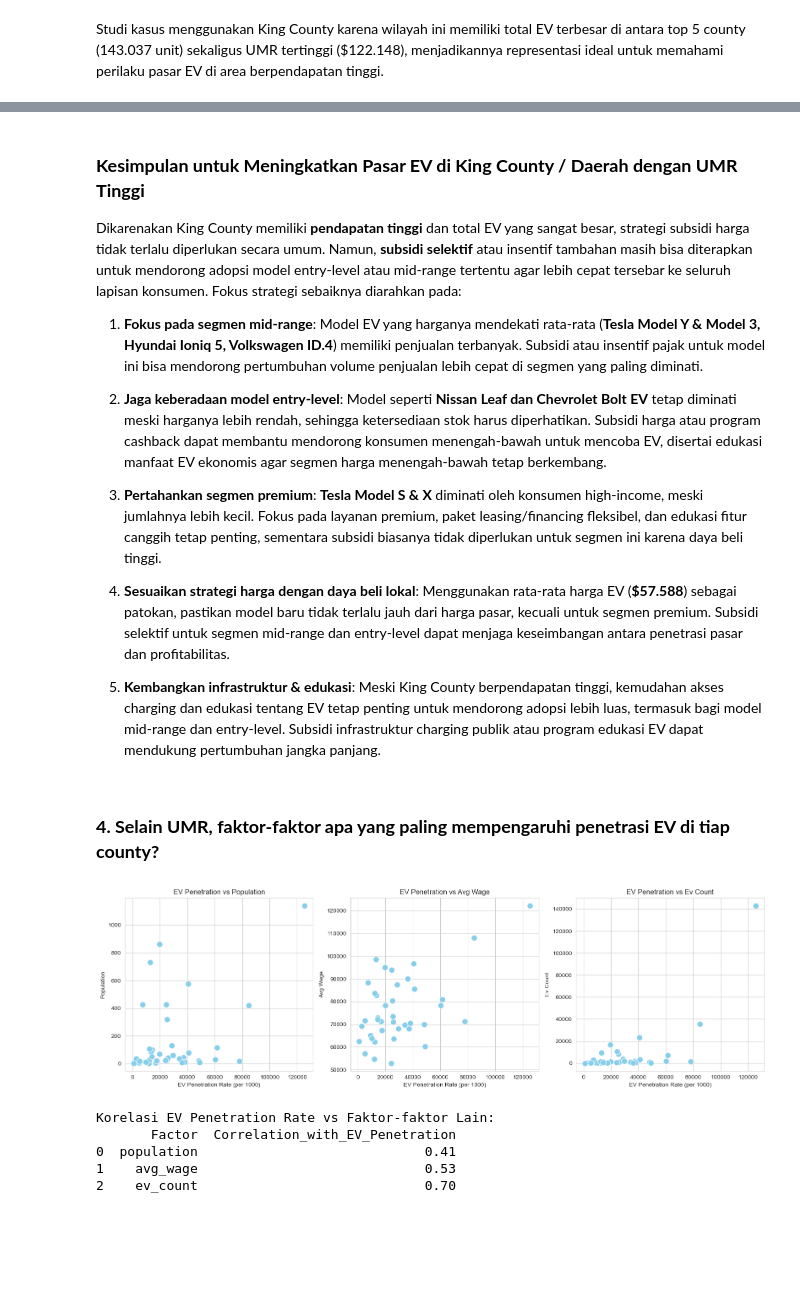
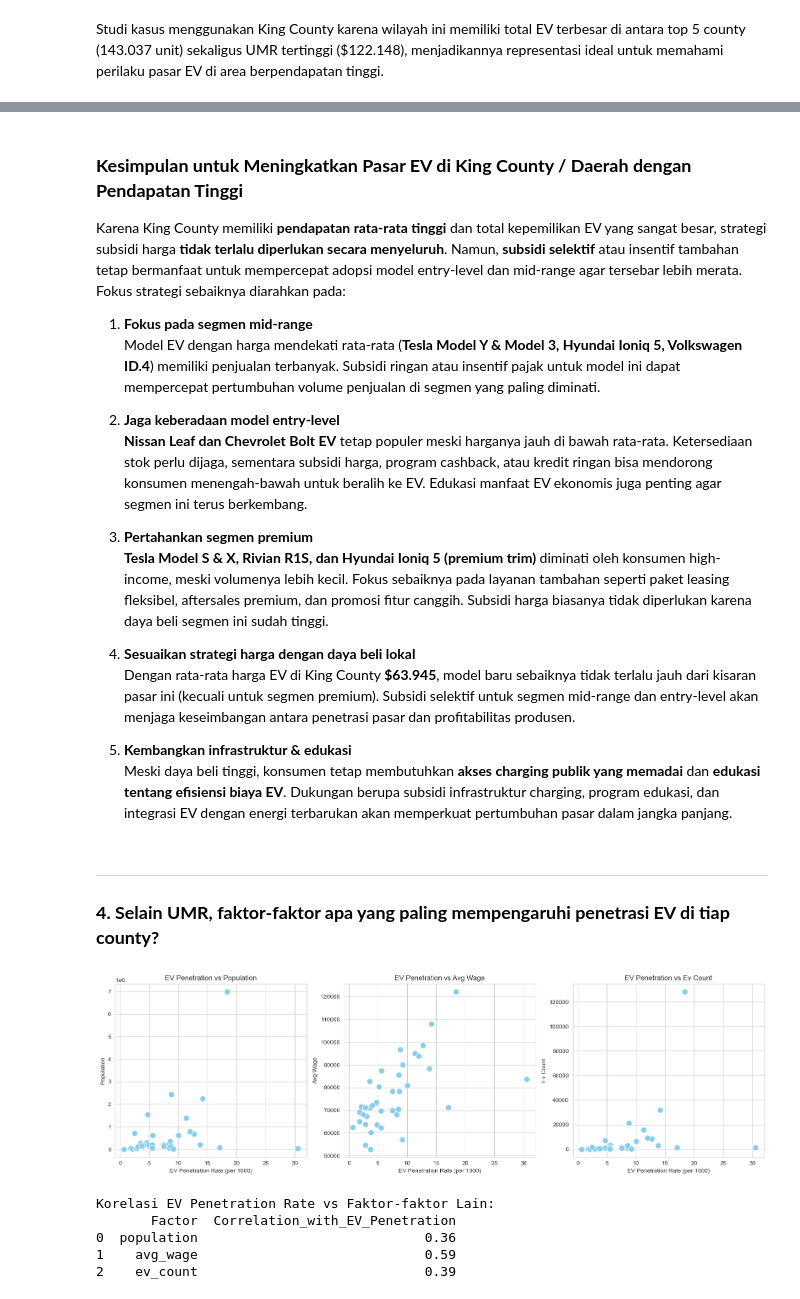
Before and after one commit to CODA-Assignment-Bay/final-project-coda-008-rmt-group-1, a Jupyter notebook: Data_analyst.ipynb, the cells around one changed output, grey strips where cells are left out. Saved outputs shown, nothing was run; the diff lists cells and outputs as text; code cells hidden in the pictures; blank space fills up the shorter version.

```diff
--- a/Data_analyst.ipynb
+++ b/Data_analyst.ipynb
@@ -53,7 +53,7 @@ sns.set_style('whitegrid')
 # Memuat semua dataset yang dibutuhkan
 ev_df = pd.read_csv('ev_final.csv')
 ump_df = pd.read_csv('county_umr.csv')
-harga_df = pd.read_csv('df_price.csv')
+harga_df = pd.read_csv('car_models_prices_final.csv')
 populasi_df = pd.read_csv('total_populasi_per_county.csv')
 
 print("Semua dataset berhasil dimuat.")
@@ -112,7 +112,7 @@ Contoh kolom df_analysis: Index(['county', 'population', 'umr', 'ev_count', 'ev_
 # %%
 # Ubah kolom 'umr' menjadi 'avg_wage'
-df_merged.rename(columns={'umr': 'avg_wage'}, inplace=True)
-df_analysis.rename(columns={'umr': 'avg_wage'}, inplace=True)
+df_merged.rename(columns={'min_wage': 'avg_wage'}, inplace=True)
+df_analysis.rename(columns={'min_wage': 'avg_wage'}, inplace=True)
 
 # Cek hasil
 print(df_merged.columns.tolist())
@@ -476,18 +483,24 @@ Rata-rata harga EV di King County adalah **$57.588**, yang menjadi patokan untuk
 # %% [markdown]
-### **Kesimpulan untuk Meningkatkan Pasar EV di King County / Daerah dengan UMR Tinggi**
+### **Kesimpulan untuk Meningkatkan Pasar EV di King County / Daerah dengan Pendapatan Tinggi**
 
-Dikarenakan King County memiliki **pendapatan tinggi** dan total EV yang sangat besar, strategi subsidi harga tidak terlalu diperlukan secara umum. Namun, **subsidi selektif** atau insentif tambahan masih bisa diterapkan untuk mendorong adopsi model entry-level atau mid-range tertentu agar lebih cepat tersebar ke seluruh lapisan konsumen. Fokus strategi sebaiknya diarahkan pada:
+Karena King County memiliki **pendapatan rata-rata tinggi** dan total kepemilikan EV yang sangat besar, strategi subsidi harga **tidak terlalu diperlukan secara menyeluruh**. Namun, **subsidi selektif** atau insentif tambahan tetap bermanfaat untuk mempercepat adopsi model entry-level dan mid-range agar tersebar lebih merata. Fokus strategi sebaiknya diarahkan pada:
 
-1. **Fokus pada segmen mid-range**: Model EV yang harganya mendekati rata-rata (**Tesla Model Y & Model 3, Hyundai Ioniq 5, Volkswagen ID.4**) memiliki penjualan terbanyak. Subsidi atau insentif pajak untuk model ini bisa mendorong pertumbuhan volume penjualan lebih cepat di segmen yang paling diminati.
+1. **Fokus pada segmen mid-range**
+   Model EV dengan harga mendekati rata-rata (**Tesla Model Y & Model 3, Hyundai Ioniq 5, Volkswagen ID.4**) memiliki penjualan terbanyak. Subsidi ringan atau insentif pajak untuk model ini dapat mempercepat pertumbuhan volume penjualan di segmen yang paling diminati.
 
-2. **Jaga keberadaan model entry-level**: Model seperti **Nissan Leaf dan Chevrolet Bolt EV** tetap diminati meski harganya lebih rendah, sehingga ketersediaan stok harus diperhatikan. Subsidi harga atau program cashback dapat membantu mendorong konsumen menengah-bawah untuk mencoba EV, disertai edukasi manfaat EV ekonomis agar segmen harga menengah-bawah tetap berkembang.
+2. **Jaga keberadaan model entry-level**
+   **Nissan Leaf dan Chevrolet Bolt EV** tetap populer meski harganya jauh di bawah rata-rata. Ketersediaan stok perlu dijaga, sementara subsidi harga, program cashback, atau kredit ringan bisa mendorong konsumen menengah-bawah untuk beralih ke EV. Edukasi manfaat EV ekonomis juga penting agar segmen ini terus berkembang.
 
-3. **Pertahankan segmen premium**: **Tesla Model S & X** diminati oleh konsumen high-income, meski jumlahnya lebih kecil. Fokus pada layanan premium, paket leasing/financing fleksibel, dan edukasi fitur canggih tetap penting, sementara subsidi biasanya tidak diperlukan untuk segmen ini karena daya beli tinggi.
+3. **Pertahankan segmen premium**
+   **Tesla Model S & X, Rivian R1S, dan Hyundai Ioniq 5 (premium trim)** diminati oleh konsumen high-income, meski volumenya lebih kecil. Fokus sebaiknya pada layanan tambahan seperti paket leasing fleksibel, aftersales premium, dan promosi fitur canggih. Subsidi harga biasanya tidak diperlukan karena daya beli segmen ini sudah tinggi.
 
-4. **Sesuaikan strategi harga dengan daya beli lokal**: Menggunakan rata-rata harga EV (**$57.588**) sebagai patokan, pastikan model baru tidak terlalu jauh dari harga pasar, kecuali untuk segmen premium. Subsidi selektif untuk segmen mid-range dan entry-level dapat menjaga keseimbangan antara penetrasi pasar dan profitabilitas.
+4. **Sesuaikan strategi harga dengan daya beli lokal**
+   Dengan rata-rata harga EV di King County **$63.945**, model baru sebaiknya tidak terlalu jauh dari kisaran pasar ini (kecuali untuk segmen premium). Subsidi selektif untuk segmen mid-range dan entry-level akan menjaga keseimbangan antara penetrasi pasar dan profitabilitas produsen.
 
-5. **Kembangkan infrastruktur & edukasi**: Meski King County berpendapatan tinggi, kemudahan akses charging dan edukasi tentang EV tetap penting untuk mendorong adopsi lebih luas, termasuk bagi model mid-range dan entry-level. Subsidi infrastruktur charging publik atau program edukasi EV dapat mendukung pertumbuhan jangka panjang.
+5. **Kembangkan infrastruktur & edukasi**
+   Meski daya beli tinggi, konsumen tetap membutuhkan **akses charging publik yang memadai** dan **edukasi tentang efisiensi biaya EV**. Dukungan berupa subsidi infrastruktur charging, program edukasi, dan integrasi EV dengan energi terbarukan akan memperkuat pertumbuhan pasar dalam jangka panjang.
 # %% [markdown]
+---
 ### **4. Selain UMR, faktor-faktor apa yang paling mempengaruhi penetrasi EV di tiap county?**
 # %%
 import matplotlib.pyplot as plt
@@ -496,39 +509,39 @@ import seaborn as sns
 # Faktor-faktor yang ingin dibandingkan dengan EV penetration rate
 factors = ['population', 'avg_wage', 'ev_count']
 
 # Ukuran figure
 plt.figure(figsize=(16, 5))
 
 for i, factor in enumerate(factors, 1):
     plt.subplot(1, len(factors), i)
     sns.scatterplot(
         x='ev_penetration_rate',
         y=factor,
-        data=df_county,
+        data=df_analysis,
         color='skyblue',
         s=100
     )
     plt.xlabel('EV Penetration Rate (per 1000)')
     plt.ylabel(factor.replace('_', ' ').title())
     plt.title(f'EV Penetration vs {factor.replace("_", " ").title()}')
 
 plt.tight_layout()
 plt.show()
 
 # Hitung korelasi EV Penetration vs faktor-faktor lain
-corr_factors = df_county[['ev_penetration_rate', 'population', 'avg_wage', 'ev_count']].corr()['ev_penetration_rate'].drop('ev_penetration_rate').round(2)
+corr_factors = df_analysis[['ev_penetration_rate', 'population', 'avg_wage', 'ev_count']].corr()['ev_penetration_rate'].drop('ev_penetration_rate').round(2)
 
 # Konversi ke dataframe supaya lebih rapi
 corr_table = corr_factors.reset_index()
 corr_table.columns = ['Factor', 'Correlation_with_EV_Penetration']
 
 print("Korelasi EV Penetration Rate vs Faktor-faktor Lain:")
 print(corr_table)
 # %% [output]
-[figure, old version]
+[figure, new version]
 Korelasi EV Penetration Rate vs Faktor-faktor Lain:
        Factor  Correlation_with_EV_Penetration
-0  population                             0.41
-1    avg_wage                             0.53
-2    ev_count                             0.70
+0  population                             0.36
+1    avg_wage                             0.59
+2    ev_count                             0.39
 # %% [markdown]
```
Also changed, not shown: parts of 16 cells of this notebook.
